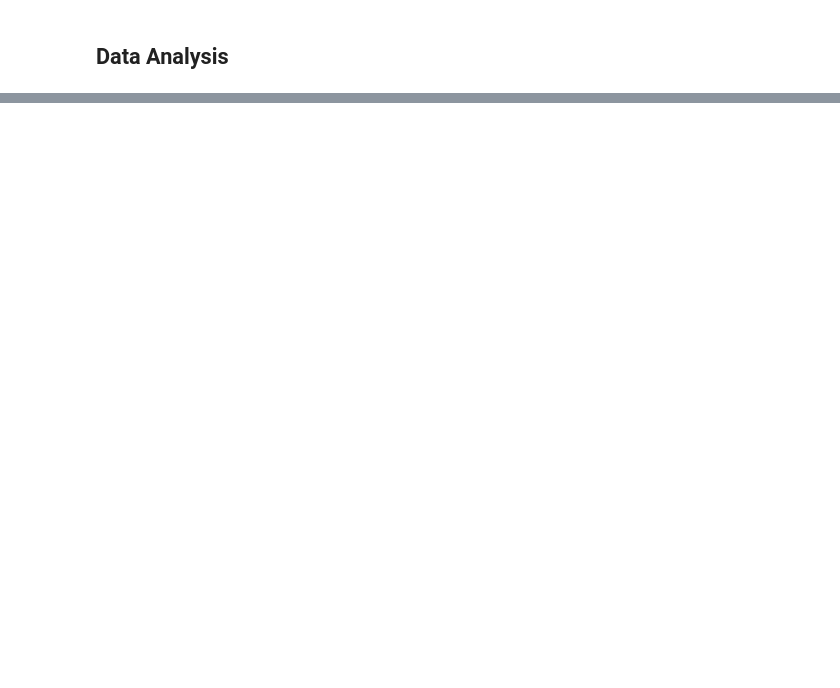
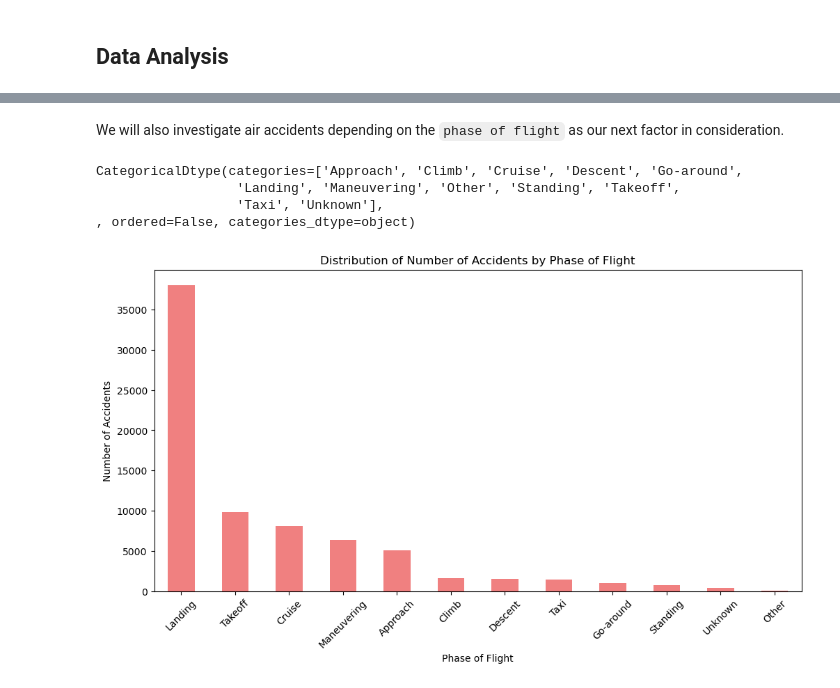
Before and after one commit to Mwvngii/phase1_project, a Jupyter notebook: index.ipynb, the cells around one changed output, grey strips where cells are left out. Drawn from its saved outputs; the diff is of its cells as text; code cells hidden in the pictures; blank space fills up the shorter version.

```diff
--- a/index.ipynb
+++ b/index.ipynb
@@ -366,0 +438,12 @@ df
+# %%
+# Extracting year from 'Event.Date'
+df.loc[:,'Year'] = df['Event.Date'].dt.year
+
+# Plotting the distribution of accidents over time
+plt.figure(figsize=(16,6))
+df['Year'].value_counts().sort_index().plot(kind='bar', color='red')
+plt.title('DISTRIBUTION OF AIR ACCIDENTS BETWEEN 1962 AND 2022')
+plt.xlabel('Year')
+plt.ylabel('Number of Accidents')
+plt.xticks(rotation=45)
+plt.show()
@@ -366,0 +541,26 @@ df
+# %% [markdown]
+We will also investigate air accidents depending on the `phase of flight` as our next factor in consideration.
+# %%
+df['Broad.phase.of.flight'].dtype
+# %% [output]
+CategoricalDtype(categories=['Approach', 'Climb', 'Cruise', 'Descent', 'Go-around',
+                  'Landing', 'Maneuvering', 'Other', 'Standing', 'Takeoff',
+                  'Taxi', 'Unknown'],
+, ordered=False, categories_dtype=object)
+# %%
+# Removing nan values from the column
+df.loc[:,'Broad.phase.of.flight']= df['Broad.phase.of.flight'].replace('nan', np.nan)
+# %%
+# Count the number of accidents by broad phase of flight
+phases_of_flight = df['Broad.phase.of.flight'].value_counts()
+
+# Plot
+plt.figure(figsize=(12, 6))
+phases_of_flight.plot(kind='bar', color='lightcoral')
+plt.title('Distribution of Number of Accidents by Phase of Flight')
+plt.xlabel('Phase of Flight')
+plt.ylabel('Number of Accidents')
+plt.xticks(rotation=45)
+plt.show()
+# %% [output]
+[figure, added]
```
Also changed, not shown: parts of 39 cells of this notebook.
